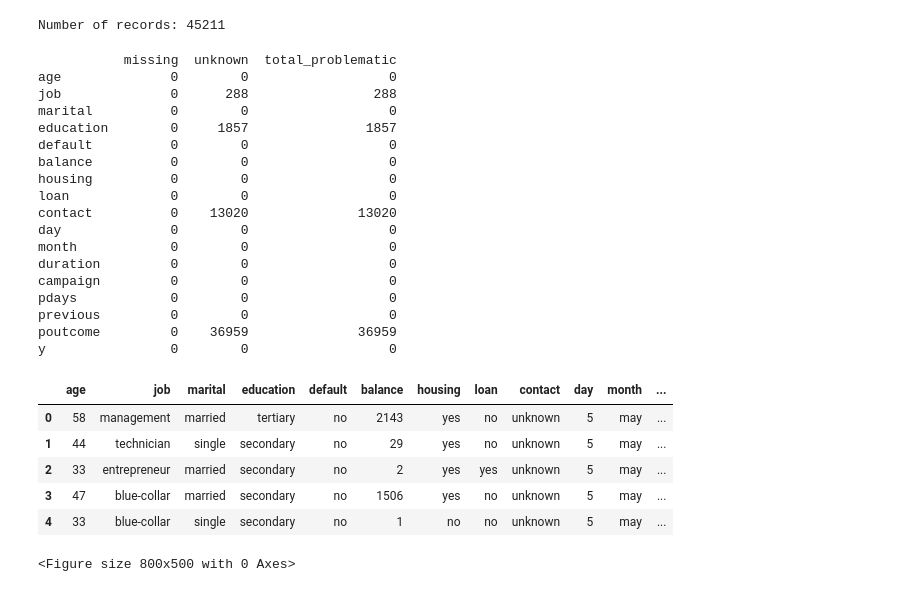
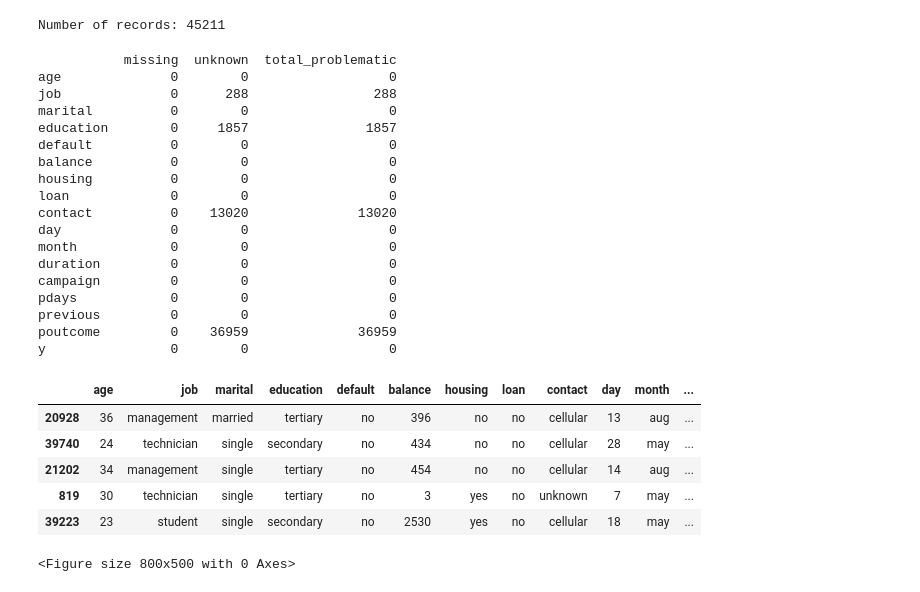
Before and after one commit to SNMaduna/MLSupervised1, a Jupyter notebook: ugransome-machine-learning-python-notebook (1) (2).ipynb, the cells around one changed output. Cells and saved outputs as stored; diff of their text form; code cells hidden in the pictures.

```diff
--- a/ugransome-machine-learning-python-notebook (1) (2).ipynb
+++ b/ugransome-machine-learning-python-notebook (1) (2).ipynb
@@ -63,39 +43,39 @@ df_cleaned = df.copy()
 df_cleaned = df_cleaned.drop(columns=['poutcome'])
 # Replace 'unknown' with NaN in categorical columns
 for col in ['job', 'education']:
     df_cleaned[col] = df_cleaned[col].replace('unknown', np.nan)
 # Impute with most frequent value
 imputer = SimpleImputer(strategy='most_frequent')
 df_cleaned[['job', 'education']] = imputer.fit_transform(
     df_cleaned[['job', 'education']]
 )
 
-df_cleaned.head()
+df_cleaned.sample(5)
 # %% [output]
            missing  unknown  total_problematic
 age              0        0                  0
 job              0      288                288
 marital          0        0                  0
 education        0     1857               1857
 default          0        0                  0
 balance          0        0                  0
 housing          0        0                  0
 loan             0        0                  0
 contact          0    13020              13020
 day              0        0                  0
 month            0        0                  0
 duration         0        0                  0
 campaign         0        0                  0
 pdays            0        0                  0
 previous         0        0                  0
 poutcome         0    36959              36959
 y                0        0                  0
 |  | age | job | marital | education | default | balance | housing | loan | contact | day | month | ... |
-| 0 | 58 | management | married | tertiary | no | 2143 | yes | no | unknown | 5 | may | ... |
-| 1 | 44 | technician | single | secondary | no | 29 | yes | no | unknown | 5 | may | ... |
-| 2 | 33 | entrepreneur | married | secondary | no | 2 | yes | yes | unknown | 5 | may | ... |
-| 3 | 47 | blue-collar | married | secondary | no | 1506 | yes | no | unknown | 5 | may | ... |
-| 4 | 33 | blue-collar | single | secondary | no | 1 | no | no | unknown | 5 | may | ... |
+| 20928 | 36 | management | married | tertiary | no | 396 | no | no | cellular | 13 | aug | ... |
+| 39740 | 24 | technician | single | secondary | no | 434 | no | no | cellular | 28 | may | ... |
+| 21202 | 34 | management | single | tertiary | no | 454 | no | no | cellular | 14 | aug | ... |
+| 819 | 30 | technician | single | tertiary | no | 3 | yes | no | unknown | 7 | may | ... |
+| 39223 | 23 | student | single | secondary | no | 2530 | yes | no | cellular | 18 | may | ... |
 # %%
 contact_target = pd.crosstab(df_cleaned['contact'], df_cleaned['y'])
 contact_target_percent = contact_target.div(contact_target.sum(1), axis=0) * 100
```
Also changed, not shown: parts of 2 cells of this notebook.
